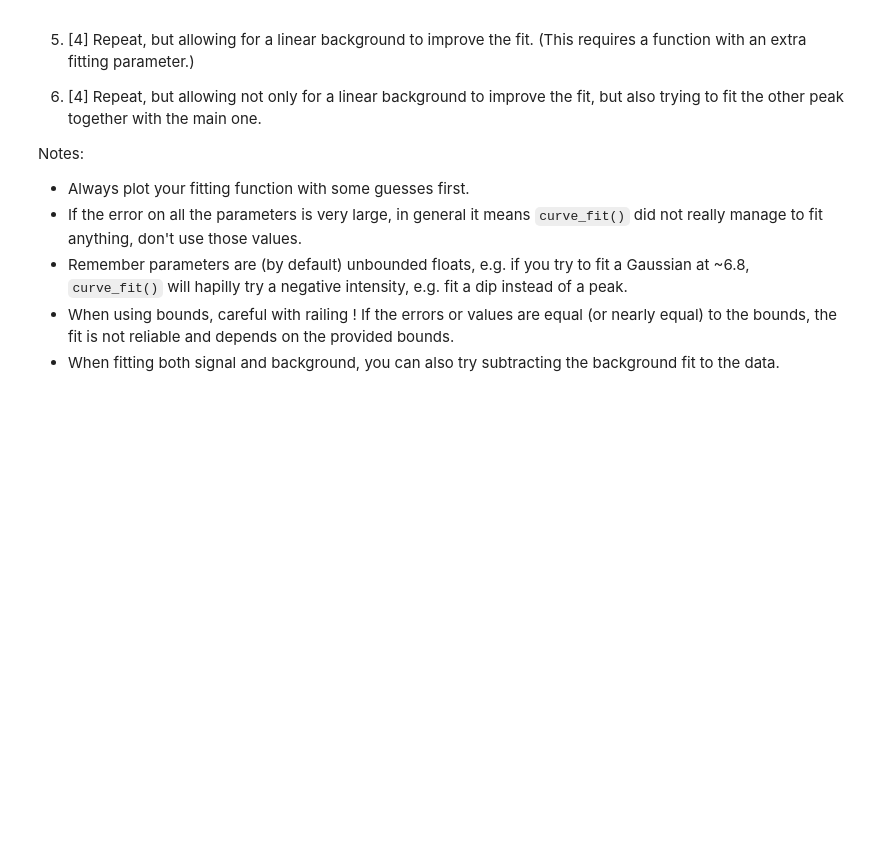
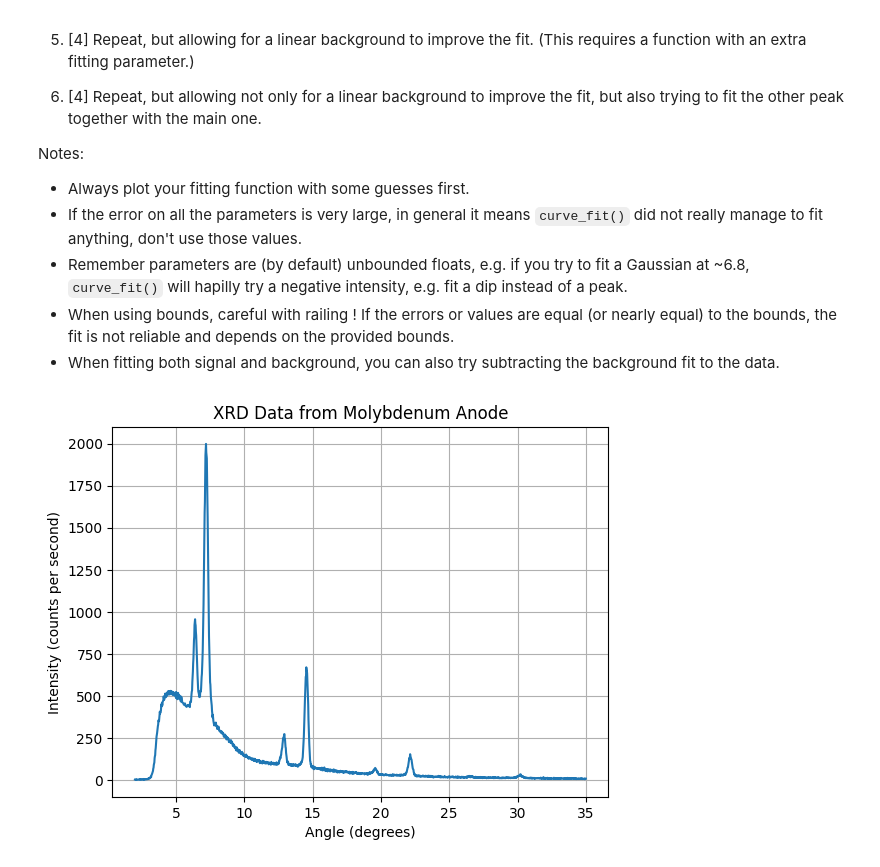
Before and after one commit to PX2145-2025/week-4-b-Houdmont-Joshua, a Jupyter notebook: Curvefit.ipynb, the cells around one changed output. Drawn from its saved outputs; the diff is of its cells as text; code cells hidden in the pictures; blank space fills up the shorter version.

```diff
--- a/Curvefit.ipynb
+++ b/Curvefit.ipynb
@@ -362,3 +379,23 @@ Notes:
   - Remember parameters are (by default) unbounded floats, e.g. if you try to fit a Gaussian at ~6.8, `curve_fit()` will hapilly try a negative intensity, e.g. fit a dip instead of a peak.
   - When using bounds, careful with railing ! If the errors or values are equal (or nearly equal) to the bounds, the fit is not reliable and depends on the provided bounds.
   - When fitting both signal and background, you can also try subtracting the background fit to the data.
+# %%
+#part 1
+from numpy import loadtxt
+import matplotlib.pyplot as plt
+
+data = loadtxt("https://raw.githubusercontent.com/PX2134/data/master/week4/XRD_data_Mo_anode.csv", delimiter=",", skiprows=1)
+
+# Extract angles and intensities
+angles_full_data = data[:, 0]
+counts_full_data = data[:, 1]
+
+# Plot the raw data
+plt.plot(angles_full_data, counts_full_data)
+plt.xlabel("Angle (degrees)")
+plt.ylabel("Intensity (counts per second)")
+plt.title("XRD Data from Molybdenum Anode")
+plt.grid(True)
+plt.show()
+# %% [output]
+[figure, added]
```
Also changed, not shown: parts of 2 cells of this notebook.
